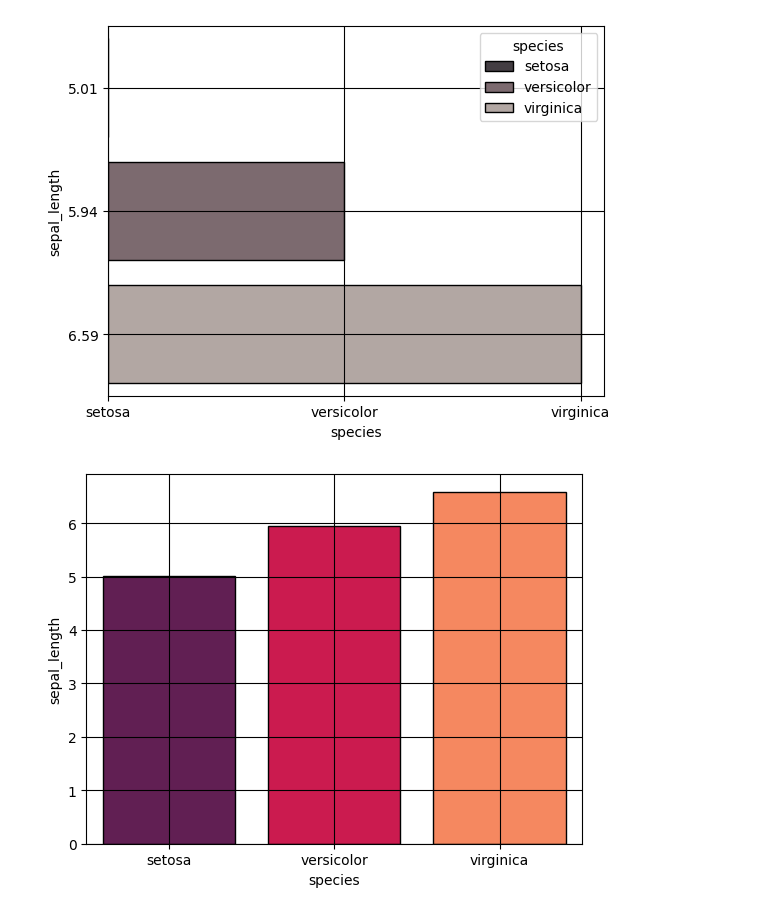
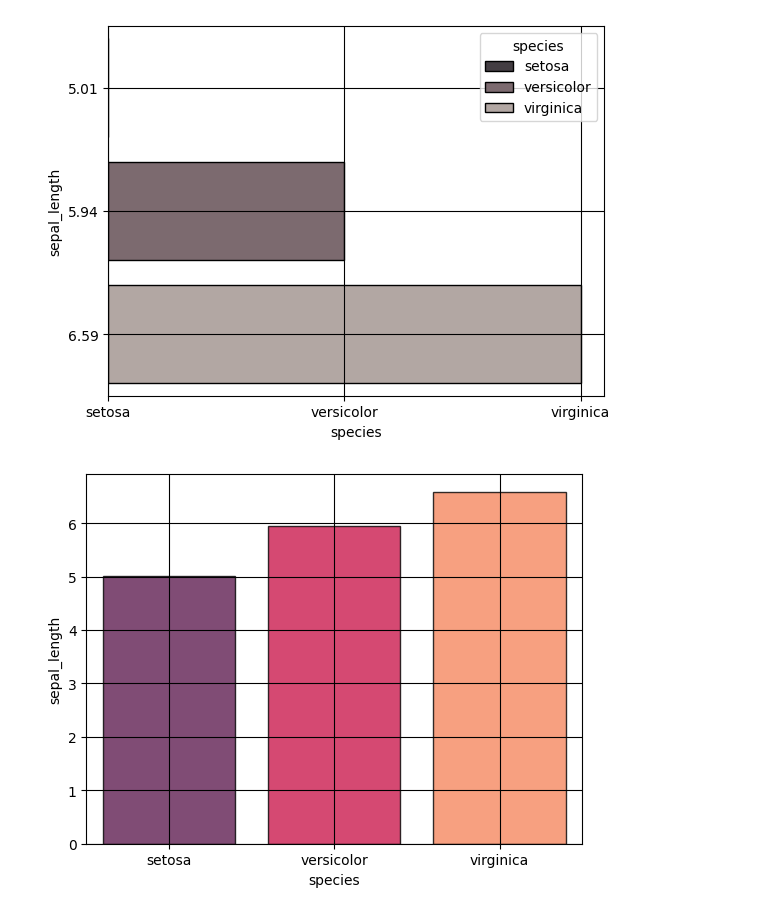
Before and after one commit to utkuseyithanoglu/utkuvisualization-exercises-with-matplot-and-seaborn, a Jupyter notebook: notebook/trying_some_work.ipynb, the cells around one changed output. Cells and saved outputs as stored; diff of their text form; code cells hidden in the pictures.

```diff
--- a/notebook/trying_some_work.ipynb
+++ b/notebook/trying_some_work.ipynb
@@ -114,7 +115,7 @@ plt.grid(color='black')
 [figure]
 # %%
 sns.barplot(a,x='species',y='sepal_length',hue='species',palette='rocket'\
-,edgecolor='black',saturation=1)
+,edgecolor='black',saturation=1,alpha=0.8)
 plt.grid(color='black')
 # %% [output]
-[figure, old version]
+[figure, new version]
```
Also changed, not shown: parts of 6 cells of this notebook.
